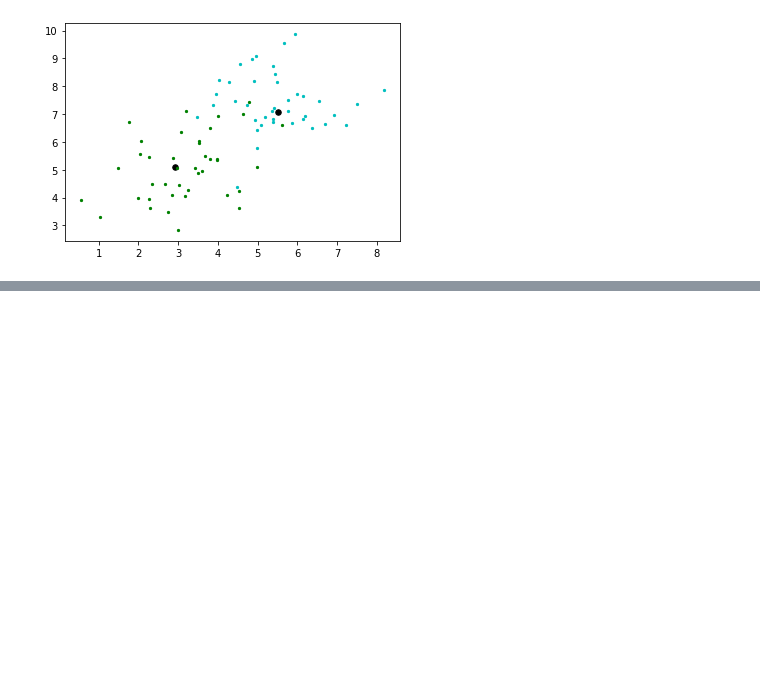
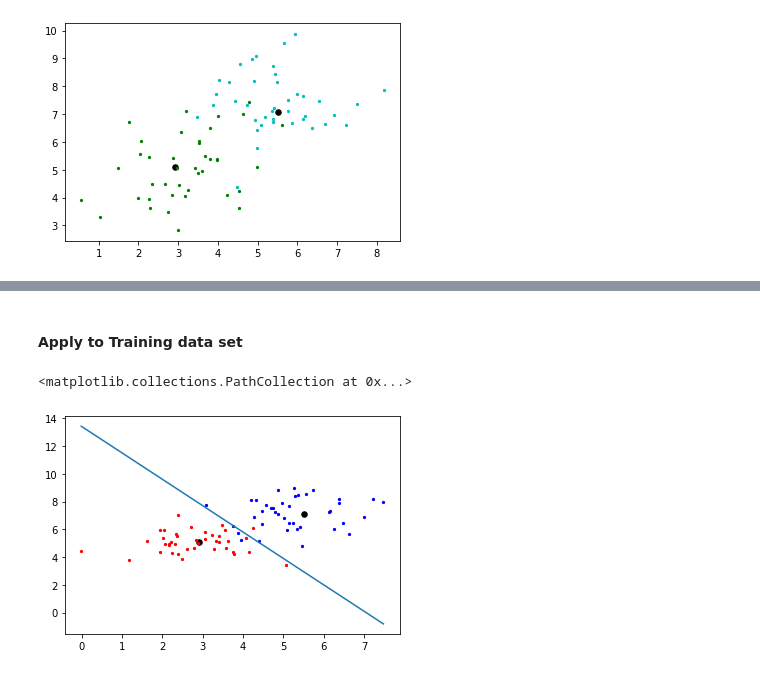
Before and after one commit to icdsw07/machineLearning, a Jupyter notebook: Assignment01.ipynb, the cells around one changed output, grey strips where cells are left out. Saved outputs shown, nothing was run; the diff lists cells and outputs as text; code cells hidden in the pictures; blank space fills up the shorter version.

```diff
--- a/Assignment01.ipynb
+++ b/Assignment01.ipynb
@@ -60,0 +103,20 @@ p1_noise_train.shape
+# %%
+def gradientDescent(X, Y, w, l_rate):
+    m = len(Y)
+    iterations = 0
+    old = lossFunc(w,points_trainT,label)
+    test = lossFunc(w,points_testT,label)
+    accuracy_train = (accuracy(points_trainT,w) == label).sum() / len(label)
+    accuracy_test = (accuracy(points_testT,w) == label).sum() / len(label)
+    while(iterations<10000):
+        iterations += 1
+        loss_list.append(old)
+        loss_list_test.append(test)
+        accuracy_list.append(accuracy_train)
+        accuracy_list_test.append(accuracy_test)
+        w = w - (l_rate/m)*np.dot(X.T, sigmoid(np.dot(X,w))-Y)
+        old = lossFunc(w,points_trainT,label)
+        test = lossFunc(w,points_testT,label)
+        accuracy_train = (accuracy(points_trainT,w) == label).sum() / len(label)
+        accuracy_test = (accuracy(points_testT,w) == label).sum() / len(label)
+    return w
@@ -60,0 +125,2 @@ p1_noise_train.shape
+# %%
+w = gradientDescent(points_trainT,label,w,0.05)
@@ -60,0 +155,17 @@ p1_noise_train.shape
+# %%
+def line(x):
+    return (-w[0] - (w[1]*x))/w[2]
+# %%
+line_x = np.linspace(points_train[0].min(),points_train[0].max(),10)
+line_y = line(line_x)
+# %% [markdown]
+#### Apply to Training data set
+# %%
+plt.plot(line_x,line_y)
+plt.scatter(point1[0],point1[1],s=30,c='k')
+plt.scatter(point2[0],point2[1],s=30,c='k')
+plt.scatter(point1_noise_train[0], point1_noise_train[1], s = 5, c='b')
+plt.scatter(point2_noise_train[0], point2_noise_train[1], s = 5, c='r')
+# %% [output]
+<matplotlib.collections.PathCollection at 0x...>
+[figure, added]
```
Also changed, not shown: parts of 35 cells of this notebook.
